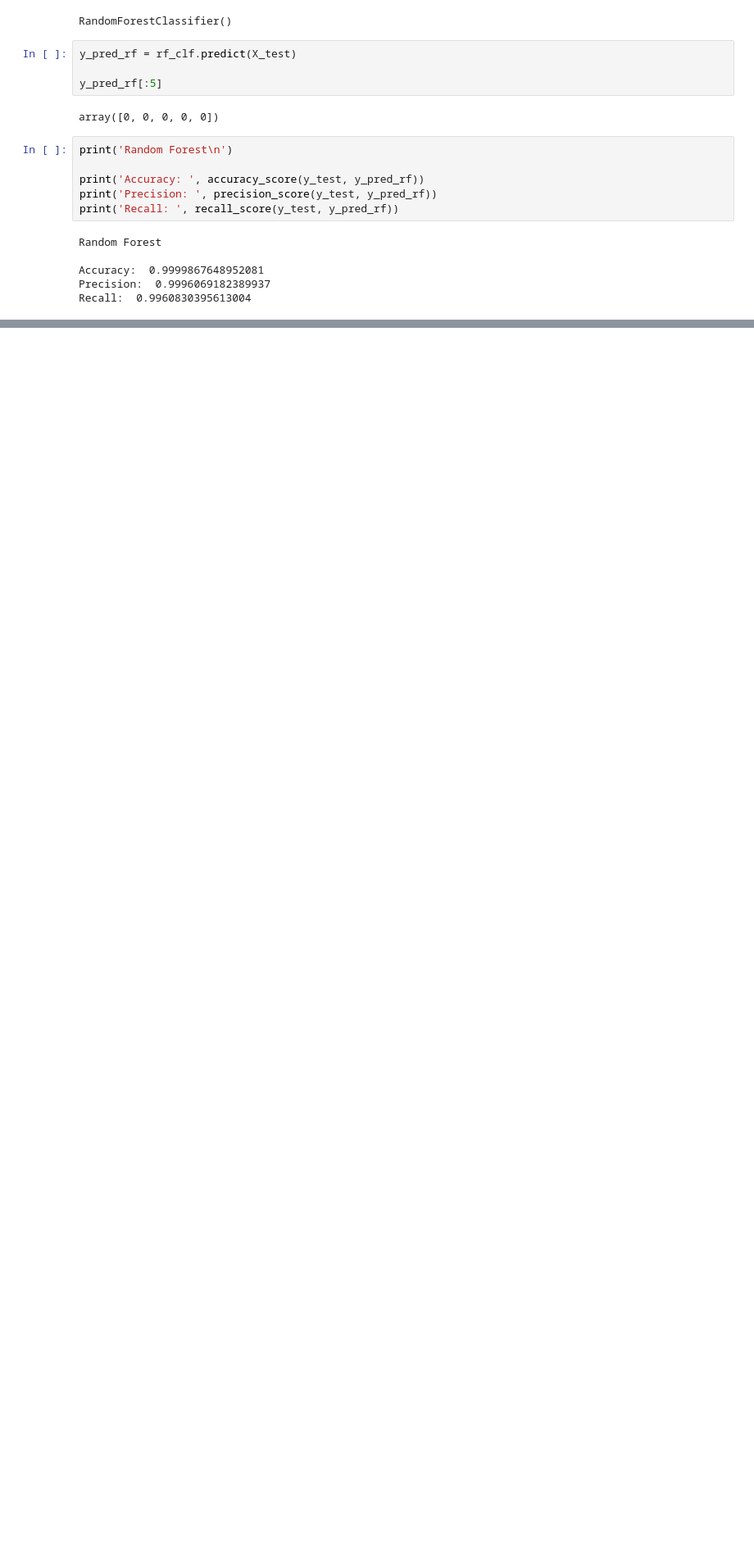
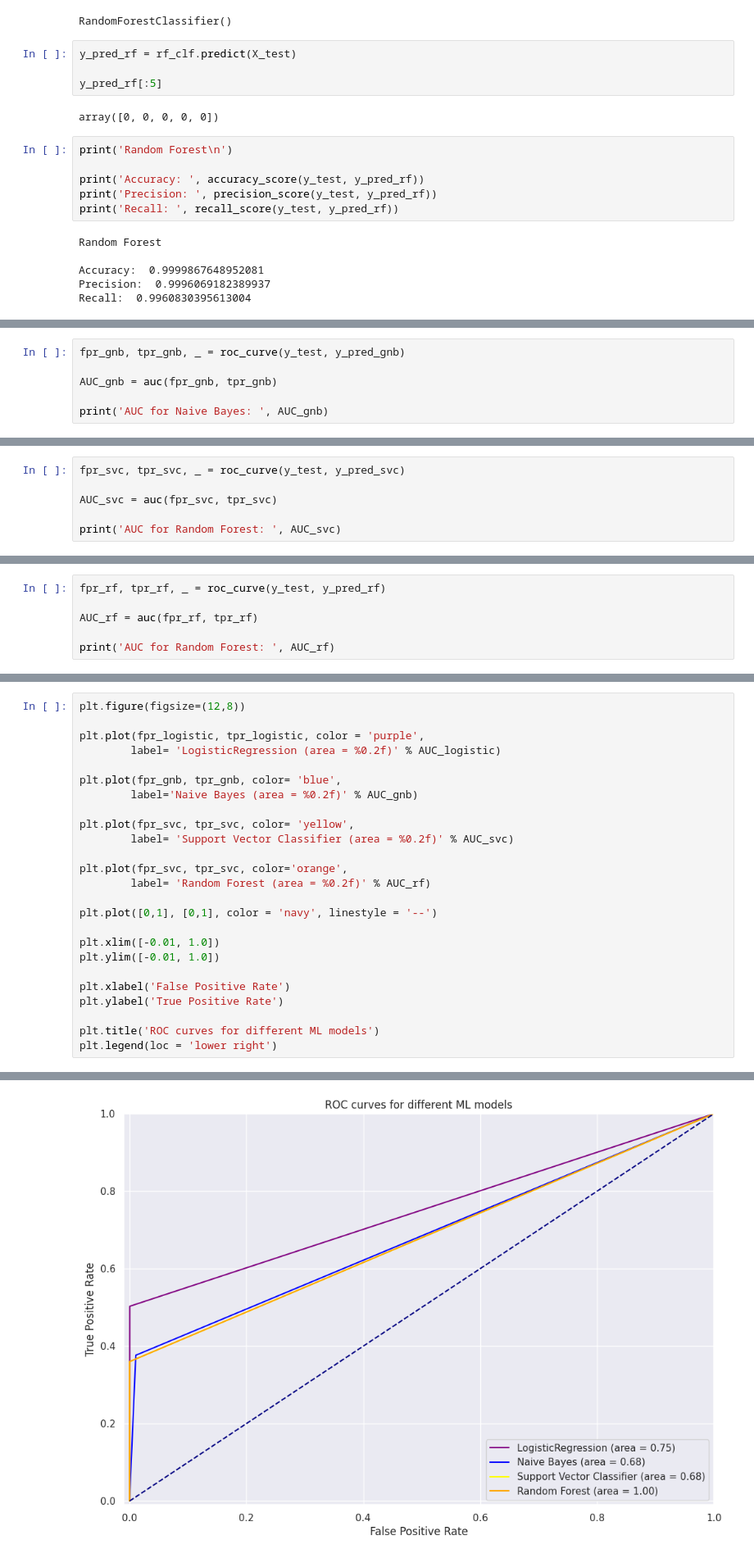
Before and after one commit to iconbaypark2900/mldetection, a Jupyter notebook: detection.ipynb, the cells around one changed output, grey strips where cells are left out. Shown at 82% size. Drawn from its saved outputs; the diff is of its cells as text; blank space fills up the shorter version.

Commit message:
roc curves and auc

```diff
--- a/detection.ipynb
+++ b/detection.ipynb
@@ -320,0 +331,6 @@ Recall:  0.9960830395613004
+# %%
+fpr_gnb, tpr_gnb, _ = roc_curve(y_test, y_pred_gnb)
+
+AUC_gnb = auc(fpr_gnb, tpr_gnb)
+
+print('AUC for Naive Bayes: ', AUC_gnb)
@@ -320,0 +339,6 @@ Recall:  0.9960830395613004
+# %%
+fpr_svc, tpr_svc, _ = roc_curve(y_test, y_pred_svc)
+
+AUC_svc = auc(fpr_svc, tpr_svc)
+
+print('AUC for Random Forest: ', AUC_svc)
@@ -320,0 +347,6 @@ Recall:  0.9960830395613004
+# %%
+fpr_rf, tpr_rf, _ = roc_curve(y_test, y_pred_rf)
+
+AUC_rf = auc(fpr_rf, tpr_rf)
+
+print('AUC for Random Forest: ', AUC_rf)
@@ -320,0 +355,26 @@ Recall:  0.9960830395613004
+# %%
+plt.figure(figsize=(12,8))
+
+plt.plot(fpr_logistic, tpr_logistic, color = 'purple',
+        label= 'LogisticRegression (area = %0.2f)' % AUC_logistic)
+
+plt.plot(fpr_gnb, tpr_gnb, color= 'blue',
+        label='Naive Bayes (area = %0.2f)' % AUC_gnb)
+
+plt.plot(fpr_svc, tpr_svc, color= 'yellow',
+        label= 'Support Vector Classifier (area = %0.2f)' % AUC_svc)
+
+plt.plot(fpr_svc, tpr_svc, color='orange',
+        label= 'Random Forest (area = %0.2f)' % AUC_rf)
+
+plt.plot([0,1], [0,1], color = 'navy', linestyle = '--')
+
+plt.xlim([-0.01, 1.0])
+plt.ylim([-0.01, 1.0])
+
+plt.xlabel('False Positive Rate')
+plt.ylabel('True Positive Rate')
+
+plt.title('ROC curves for different ML models')
+plt.legend(loc = 'lower right')
+# %% [output]
@@ -320,0 +382 @@ Recall:  0.9960830395613004
+[figure, added]
```
Also changed, not shown: parts of 5 cells of this notebook.
